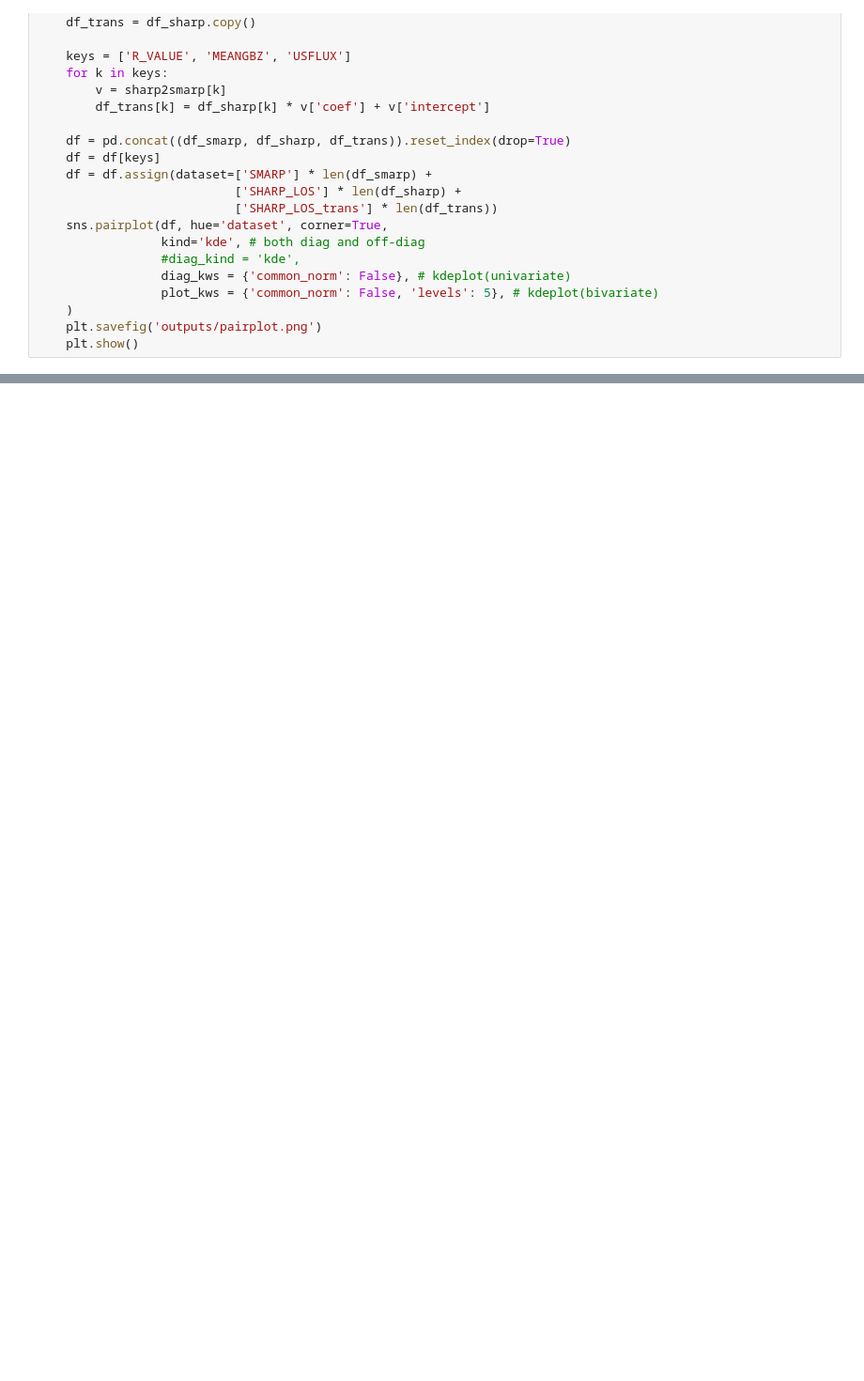
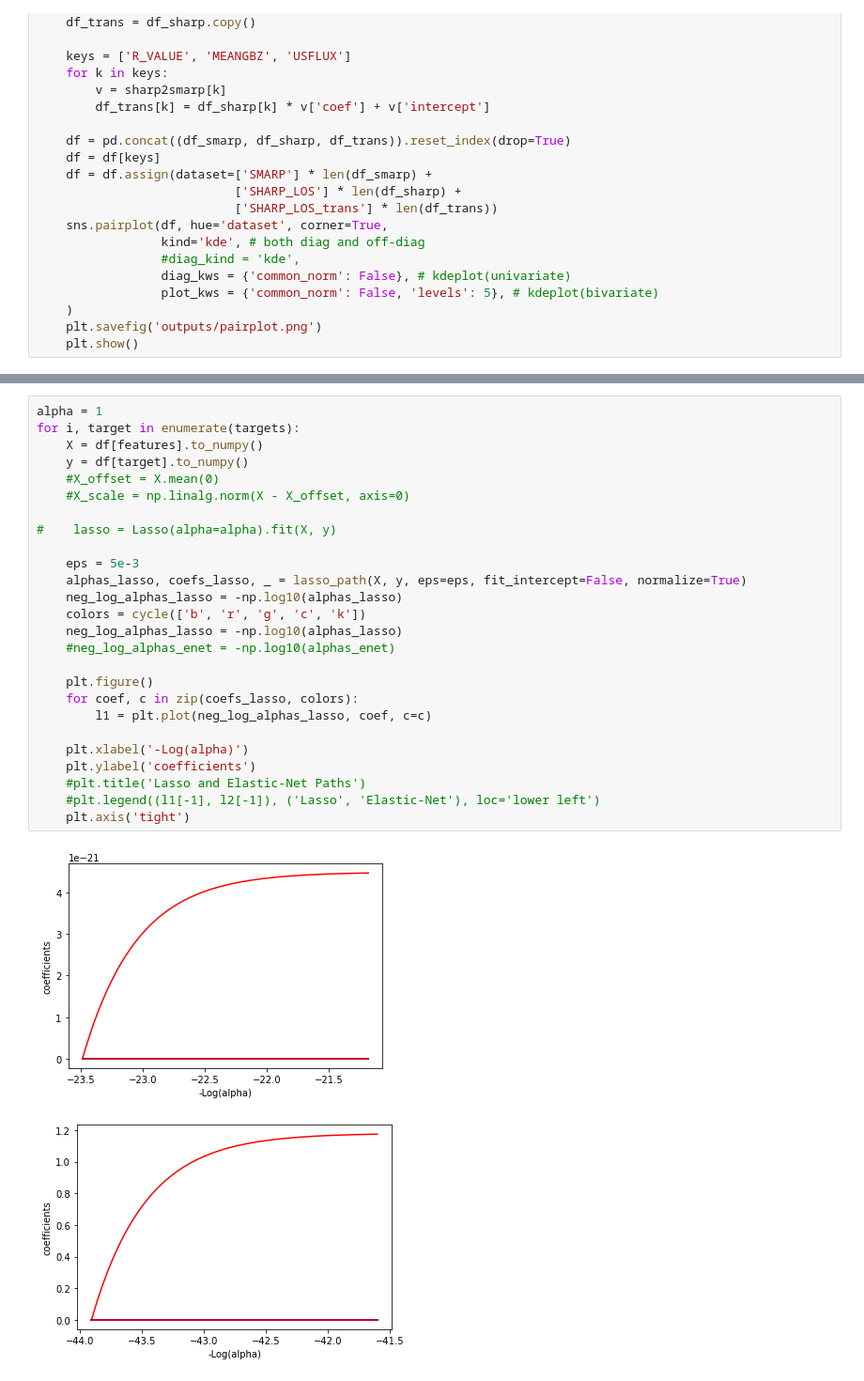
Before and after one commit to ZeyuSun/flare-prediction-smarp, a Jupyter notebook: param_transforms.ipynb, the cells around one changed output, grey strips where cells are left out. Shown at 94% size. Saved outputs shown, nothing was run; the diff lists cells and outputs as text; blank space fills up the shorter version.

```diff
--- a/param_transforms.ipynb
+++ b/param_transforms.ipynb
@@ -217,0 +334,29 @@ draw_pairplot()
+# %%
+alpha = 1
+for i, target in enumerate(targets):
+    X = df[features].to_numpy()
+    y = df[target].to_numpy()
+    #X_offset = X.mean(0)
+    #X_scale = np.linalg.norm(X - X_offset, axis=0)
+
+#    lasso = Lasso(alpha=alpha).fit(X, y)
+
+    eps = 5e-3
+    alphas_lasso, coefs_lasso, _ = lasso_path(X, y, eps=eps, fit_intercept=False, normalize=True)
+    neg_log_alphas_lasso = -np.log10(alphas_lasso)
+    colors = cycle(['b', 'r', 'g', 'c', 'k'])
+    neg_log_alphas_lasso = -np.log10(alphas_lasso)
+    #neg_log_alphas_enet = -np.log10(alphas_enet)
+
+    plt.figure()
+    for coef, c in zip(coefs_lasso, colors):
+        l1 = plt.plot(neg_log_alphas_lasso, coef, c=c)
+
+    plt.xlabel('-Log(alpha)')
+    plt.ylabel('coefficients')
+    #plt.title('Lasso and Elastic-Net Paths')
+    #plt.legend((l1[-1], l2[-1]), ('Lasso', 'Elastic-Net'), loc='lower left')
+    plt.axis('tight')
+# %% [output]
+[figure, added]
+[figure, added]
```
Also changed, not shown: parts of 15 cells of this notebook.
